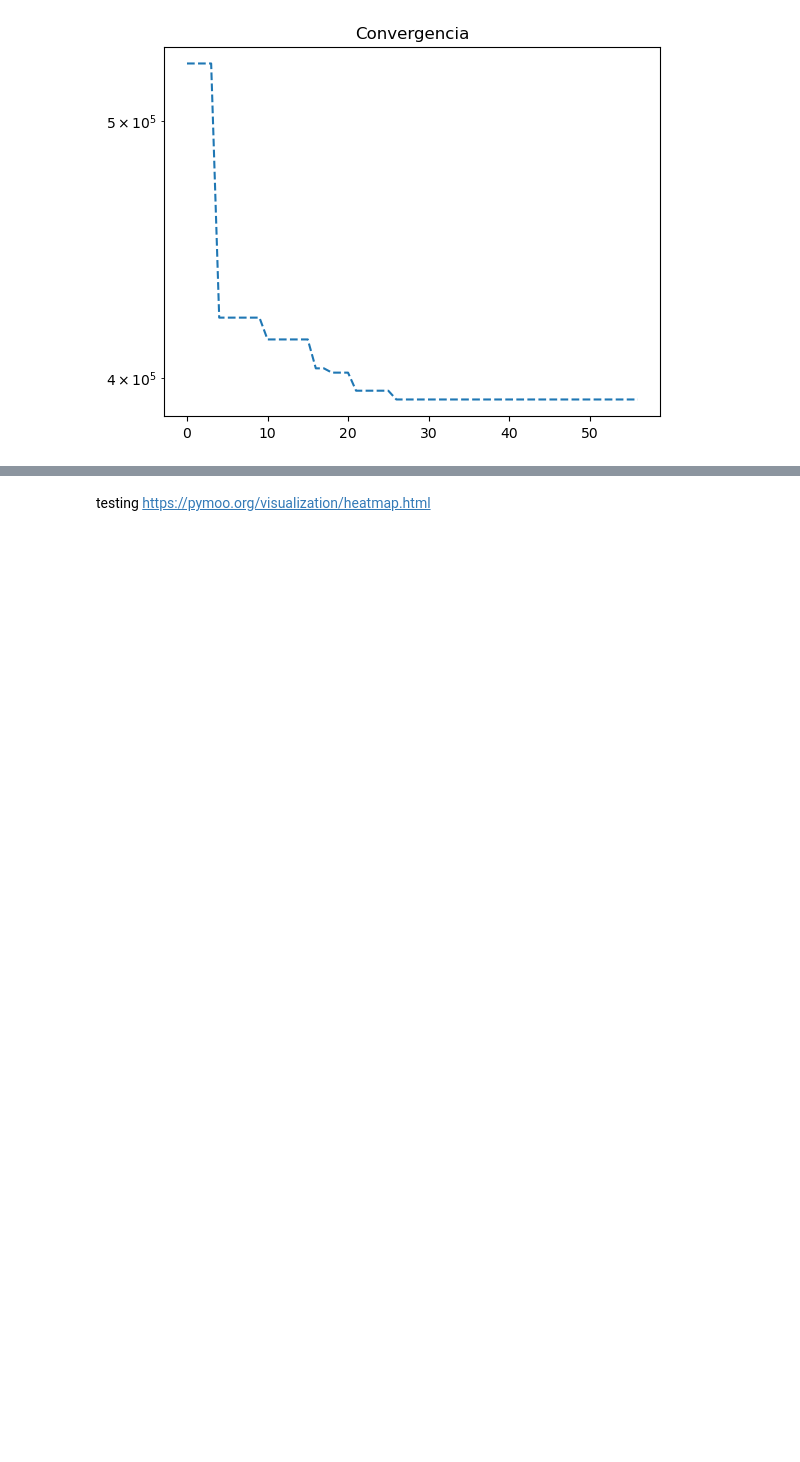
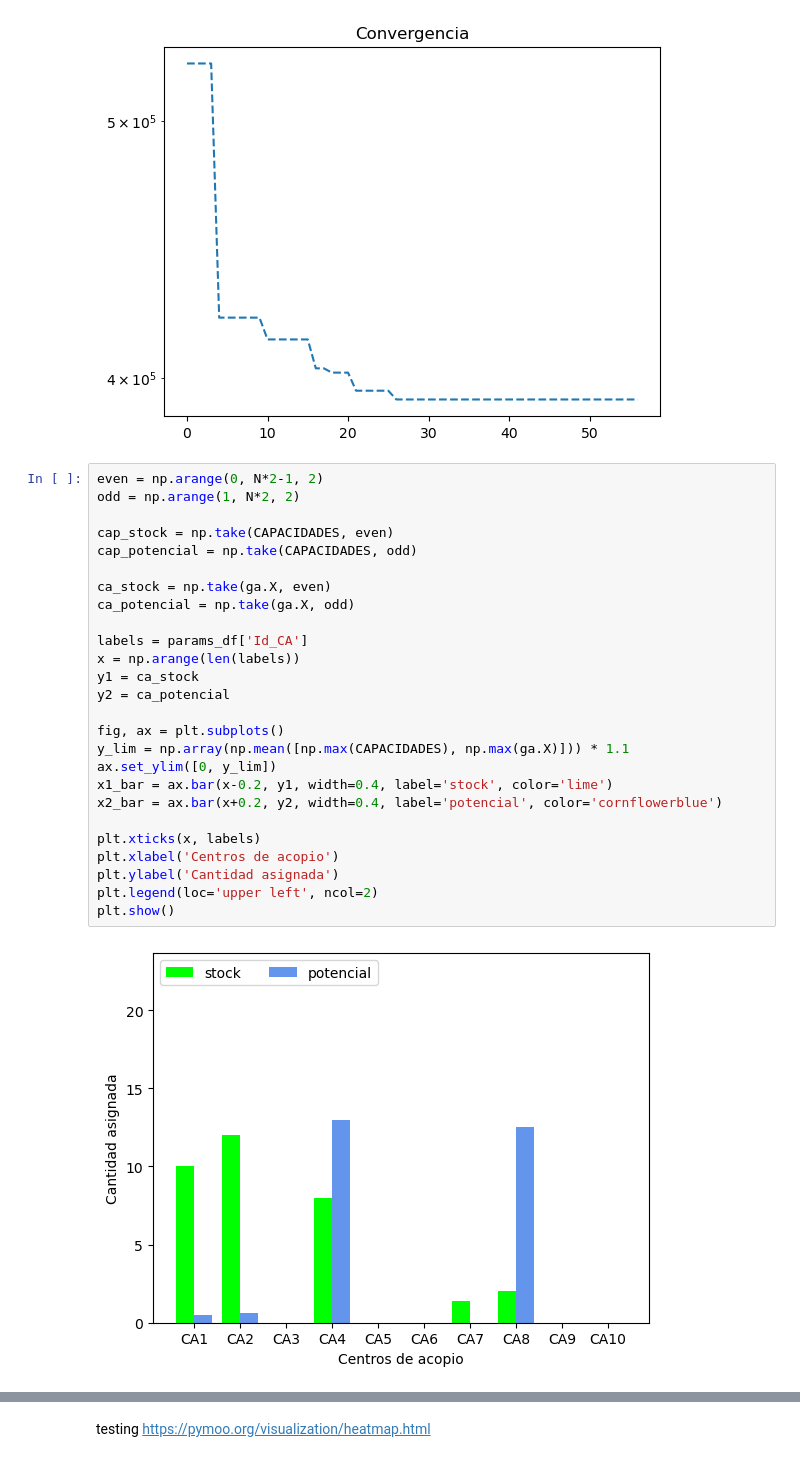
Before and after one commit to jefftorres/cheese, a Jupyter notebook: Queso.ipynb, the cells around one changed output, grey strips where cells are left out. Saved outputs shown, nothing was run; the diff lists cells and outputs as text; blank space fills up the shorter version.

```diff
--- a/Queso.ipynb
+++ b/Queso.ipynb
@@ -539,3 +546,31 @@ plt.yscale('log')
 plt.show()
 # %% [output]
 [figure]
+# %%
+even = np.arange(0, N*2-1, 2)
+odd = np.arange(1, N*2, 2)
+
+cap_stock = np.take(CAPACIDADES, even)
+cap_potencial = np.take(CAPACIDADES, odd)
+
+ca_stock = np.take(ga.X, even)
+ca_potencial = np.take(ga.X, odd)
+
+labels = params_df['Id_CA']
+x = np.arange(len(labels))
+y1 = ca_stock
+y2 = ca_potencial
+
+fig, ax = plt.subplots()
+y_lim = np.array(np.mean([np.max(CAPACIDADES), np.max(ga.X)])) * 1.1
+ax.set_ylim([0, y_lim])
+x1_bar = ax.bar(x-0.2, y1, width=0.4, label='stock', color='lime')
+x2_bar = ax.bar(x+0.2, y2, width=0.4, label='potencial', color='cornflowerblue')
+
+plt.xticks(x, labels)
+plt.xlabel('Centros de acopio')
+plt.ylabel('Cantidad asignada')
+plt.legend(loc='upper left', ncol=2)
+plt.show()
+# %% [output]
+[figure, added]
```
Also changed, not shown: parts of 8 cells of this notebook.
